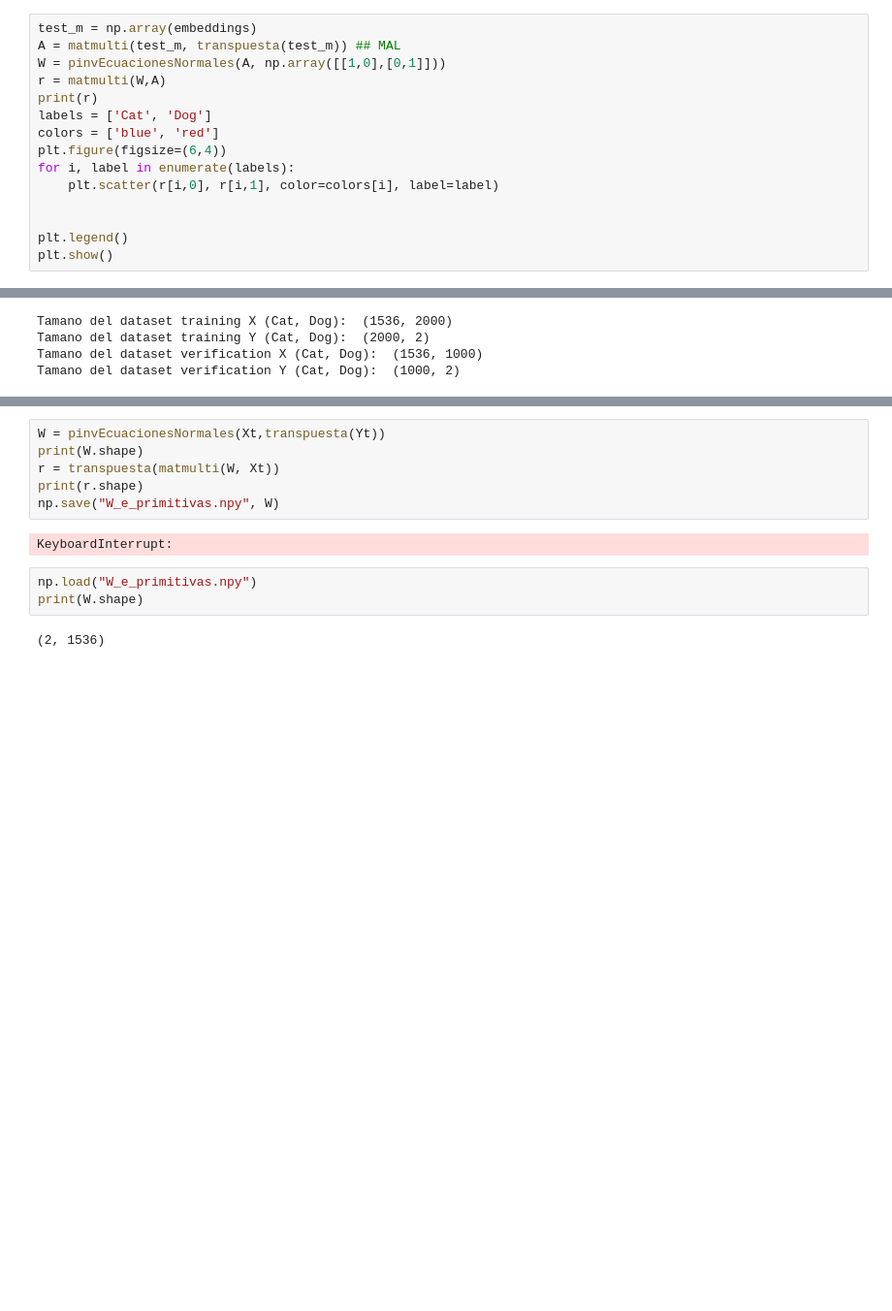
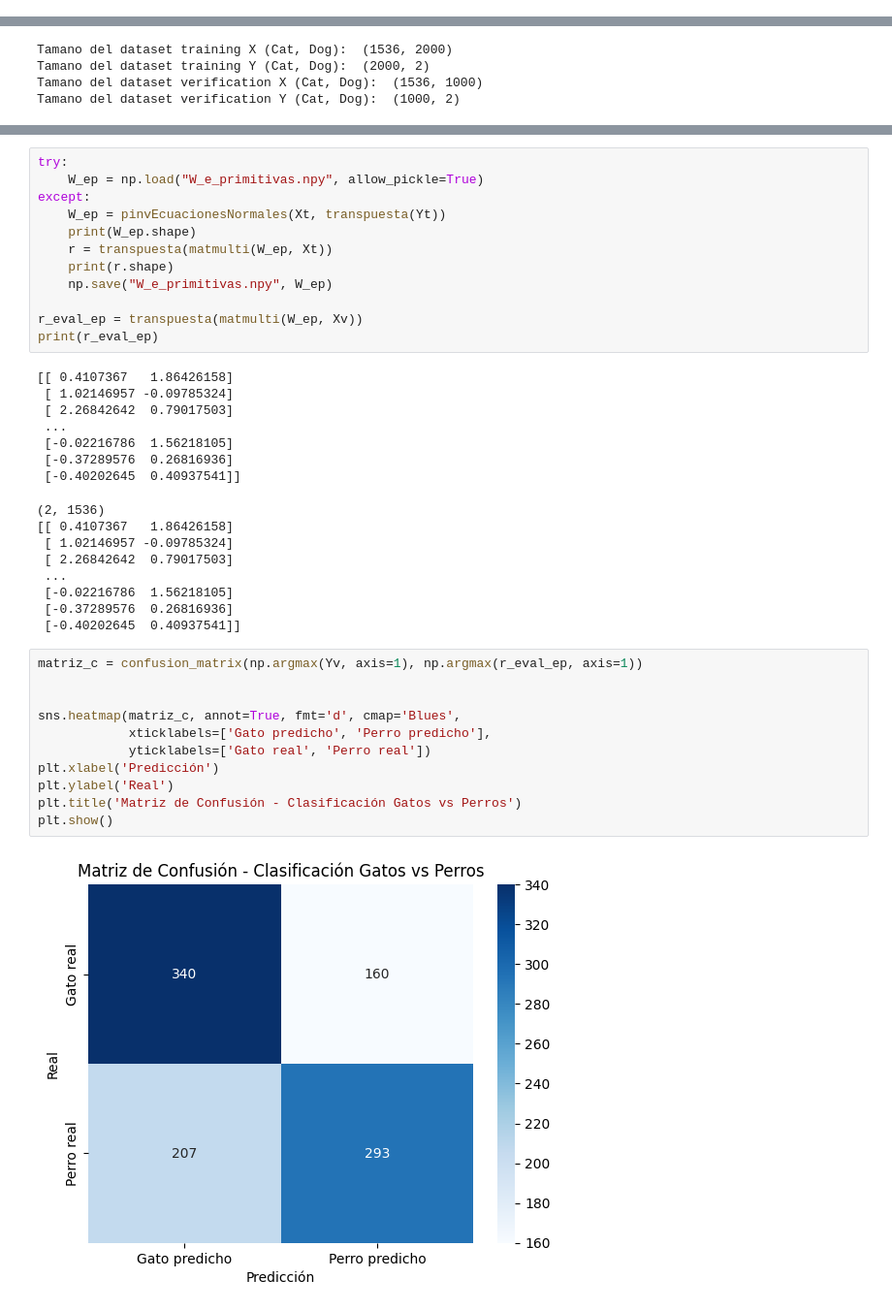
Before and after one commit to NicolasMarchetto/ALC, a Jupyter notebook: notebook.ipynb, the cells around one changed output, grey strips where cells are left out. Shown: that part at 97% size. Drawn from its saved outputs; the diff is of its cells as text; blank space fills up the shorter version.

```diff
--- a/notebook.ipynb
+++ b/notebook.ipynb
@@ -68,15 +12,0 @@ Clase predicha por el modelo para dog.4.jpg: English foxhound
-# %%
-test_m = np.array(embeddings)
-A = matmulti(test_m, transpuesta(test_m)) ## MAL
-W = pinvEcuacionesNormales(A, np.array([[1,0],[0,1]]))
-r = matmulti(W,A)
-print(r)
-labels = ['Cat', 'Dog']
-colors = ['blue', 'red']
-plt.figure(figsize=(6,4))
-for i, label in enumerate(labels):
-    plt.scatter(r[i,0], r[i,1], color=colors[i], label=label)
-
-
-plt.legend()
-plt.show()
@@ -136,14 +62,44 @@ print(Y)
 # %%
-W = pinvEcuacionesNormales(Xt,transpuesta(Yt))
-print(W.shape)
-r = transpuesta(matmulti(W, Xt))
-print(r.shape)
-np.save("W_e_primitivas.npy", W)
+try:
+    W_ep = np.load("W_e_primitivas.npy", allow_pickle=True)
+except:
+    W_ep = pinvEcuacionesNormales(Xt, transpuesta(Yt))
+    print(W_ep.shape)
+    r = transpuesta(matmulti(W_ep, Xt))
+    print(r.shape)
+    np.save("W_e_primitivas.npy", W_ep)
+
+r_eval_ep = transpuesta(matmulti(W_ep, Xv))
+print(r_eval_ep)
 # %% [output]
-KeyboardInterrupt:
+[[ 0.4107367   1.86426158]
+ [ 1.02146957 -0.09785324]
+ [ 2.26842642  0.79017503]
+ ...
+ [-0.02216786  1.56218105]
+ [-0.37289576  0.26816936]
+ [-0.40202645  0.40937541]]
 # %%
-np.load("W_e_primitivas.npy")
-print(W.shape)
 # %% [output]
 (2, 1536)
+[[ 0.4107367   1.86426158]
+ [ 1.02146957 -0.09785324]
+ [ 2.26842642  0.79017503]
+ ...
+ [-0.02216786  1.56218105]
+ [-0.37289576  0.26816936]
+ [-0.40202645  0.40937541]]
+# %%
+matriz_c = confusion_matrix(np.argmax(Yv, axis=1), np.argmax(r_eval_ep, axis=1))
+
+
+sns.heatmap(matriz_c, annot=True, fmt='d', cmap='Blues',
+            xticklabels=['Gato predicho', 'Perro predicho'],
+            yticklabels=['Gato real', 'Perro real'])
+plt.xlabel('Predicción')
+plt.ylabel('Real')
+plt.title('Matriz de Confusión - Clasificación Gatos vs Perros')
+plt.show()
+# %% [output]
+[figure, added]
 # %% [markdown]
```
Also changed, not shown: parts of 20 cells of this notebook, 9 other files.
